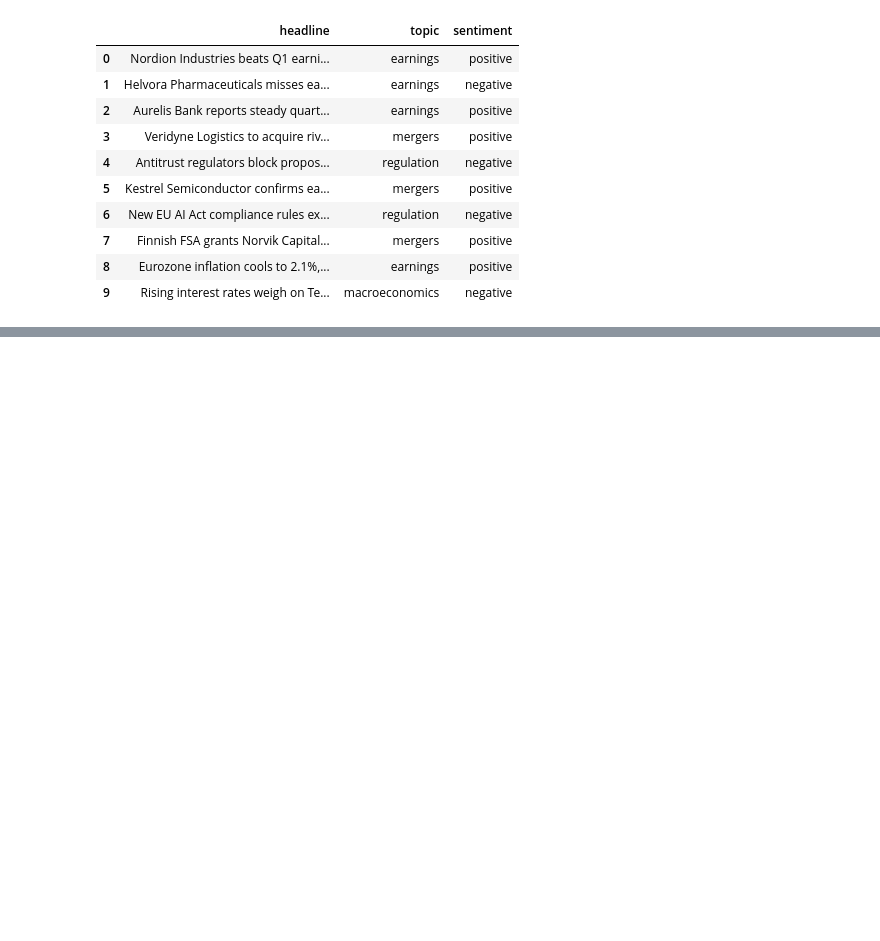
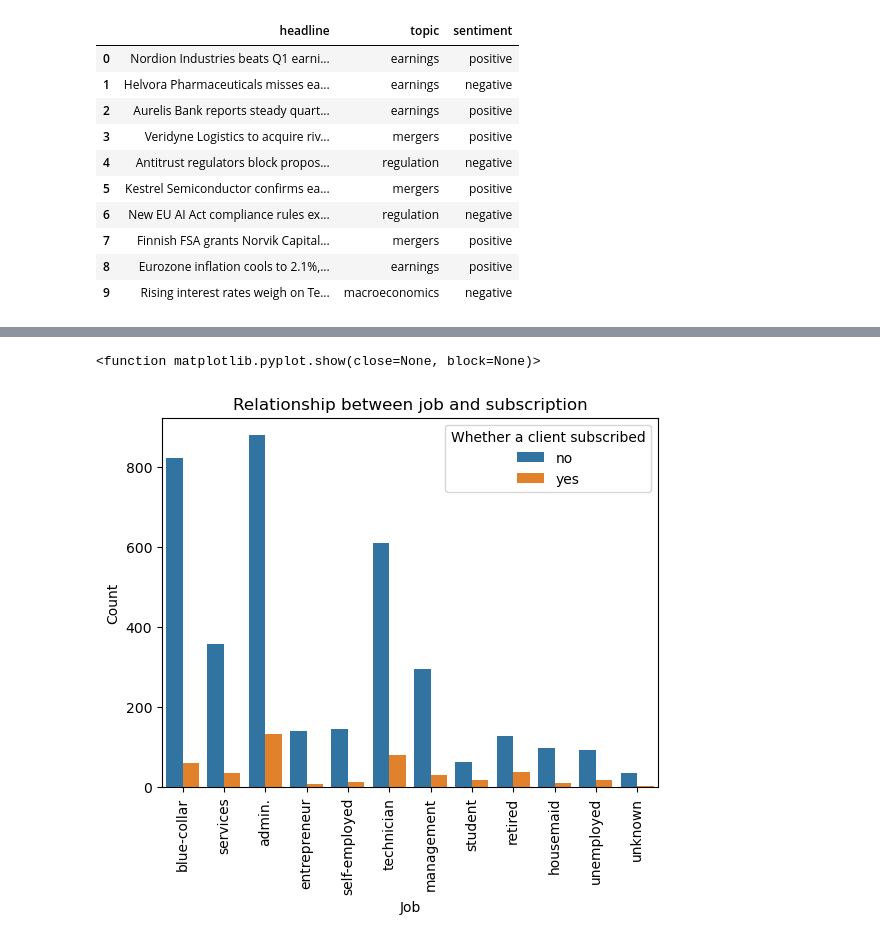
Before and after one commit to maisyoneill/Pythonrepo, a Jupyter notebook: assingments/assingment 3/Assignment3.ipynb, the cells around one changed output, grey strips where cells are left out. Cells and saved outputs as stored; diff of their text form; code cells hidden in the pictures; blank space fills up the shorter version.

```diff
--- a/assingments/assingment 3/Assignment3.ipynb
+++ b/assingments/assingment 3/Assignment3.ipynb
@@ -424,0 +480,12 @@ CONTINUE TASK 3 PART A
+# %%
+# Barplot of job vs subscription
+sns.countplot(x="job", hue="y", data=df)
+plt.title("Relationship between job and subscription")
+plt.xlabel("Job")
+plt.ylabel("Count")
+plt.xticks(rotation=90)
+plt.legend(title="Whether a client subscribed")
+plt.show
+# %% [output]
+<function matplotlib.pyplot.show(close=None, block=None)>
+[figure, added]
```
Also changed, not shown: parts of 24 cells of this notebook.
